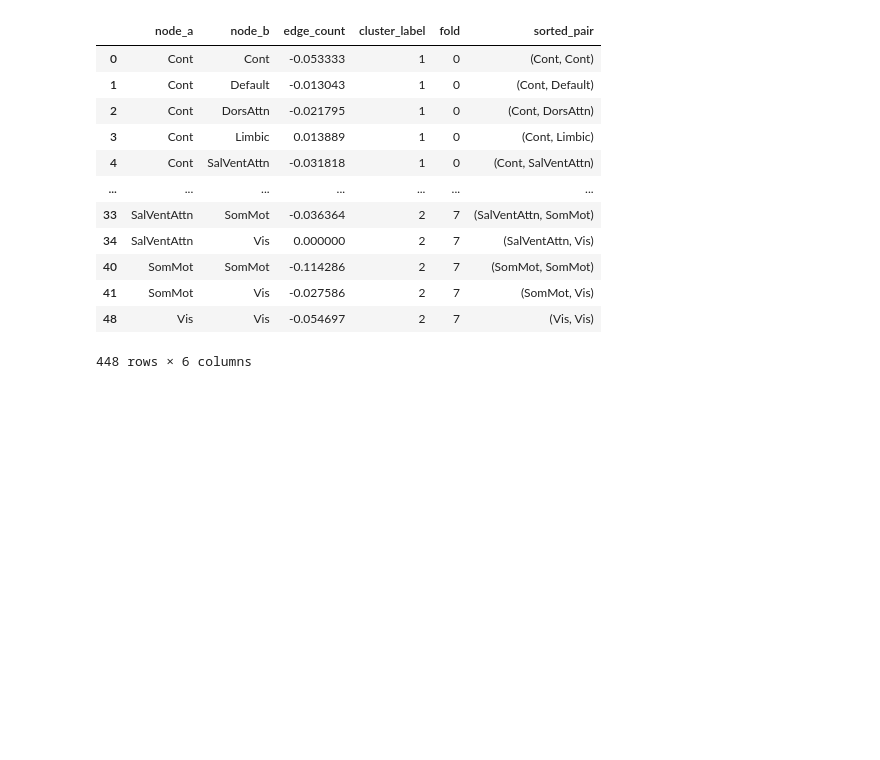
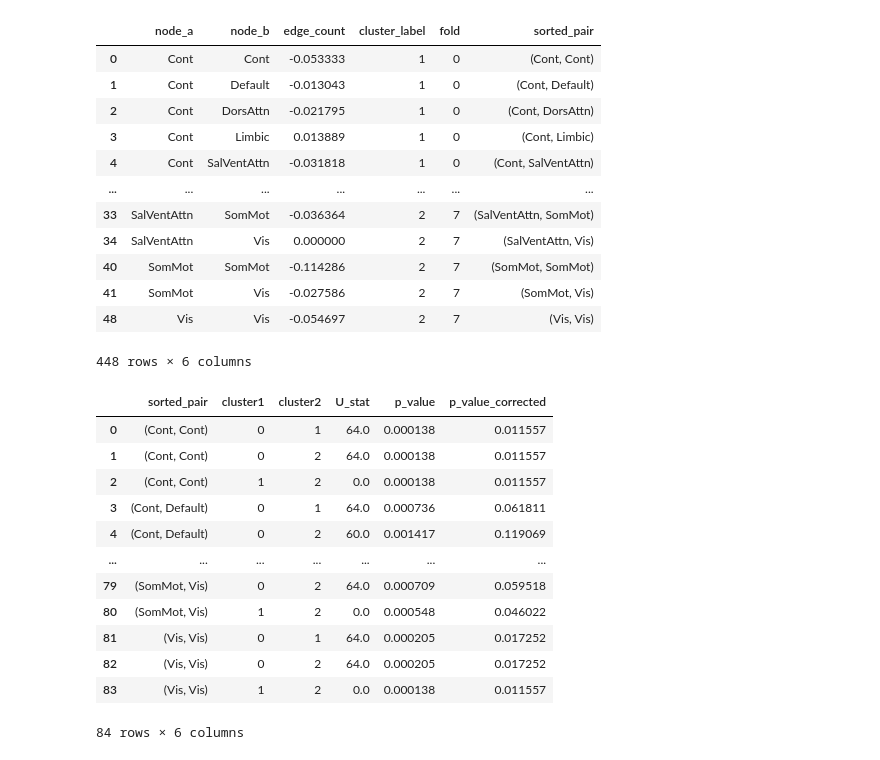
Before and after one commit to jonathan-legrand/article-figures, a Jupyter notebook: plot_edge_counts.ipynb, the cells around one changed output. Saved outputs shown, nothing was run; the diff lists cells and outputs as text; code cells hidden in the pictures; blank space fills up the shorter version.

```diff
--- a/plot_edge_counts.ipynb
+++ b/plot_edge_counts.ipynb
@@ -56,3 +110,19 @@ df_scaled
 | 41 | SomMot | Vis | -0.027586 | 2 | 7 | (SomMot, Vis) |
 | 48 | Vis | Vis | -0.054697 | 2 | 7 | (Vis, Vis) |
 448 rows × 6 columns
+# %%
+pairwise_df
+# %% [output]
+|  | sorted_pair | cluster1 | cluster2 | U_stat | p_value | p_value_corrected |
+| 0 | (Cont, Cont) | 0 | 1 | 64.0 | 0.000138 | 0.011557 |
+| 1 | (Cont, Cont) | 0 | 2 | 64.0 | 0.000138 | 0.011557 |
+| 2 | (Cont, Cont) | 1 | 2 | 0.0 | 0.000138 | 0.011557 |
+| 3 | (Cont, Default) | 0 | 1 | 64.0 | 0.000736 | 0.061811 |
+| 4 | (Cont, Default) | 0 | 2 | 60.0 | 0.001417 | 0.119069 |
+| ... | ... | ... | ... | ... | ... | ... |
+| 79 | (SomMot, Vis) | 0 | 2 | 64.0 | 0.000709 | 0.059518 |
+| 80 | (SomMot, Vis) | 1 | 2 | 0.0 | 0.000548 | 0.046022 |
+| 81 | (Vis, Vis) | 0 | 1 | 64.0 | 0.000205 | 0.017252 |
+| 82 | (Vis, Vis) | 0 | 2 | 64.0 | 0.000205 | 0.017252 |
+| 83 | (Vis, Vis) | 1 | 2 | 0.0 | 0.000138 | 0.011557 |
+84 rows × 6 columns
```
Also changed, not shown: parts of 6 cells of this notebook.
